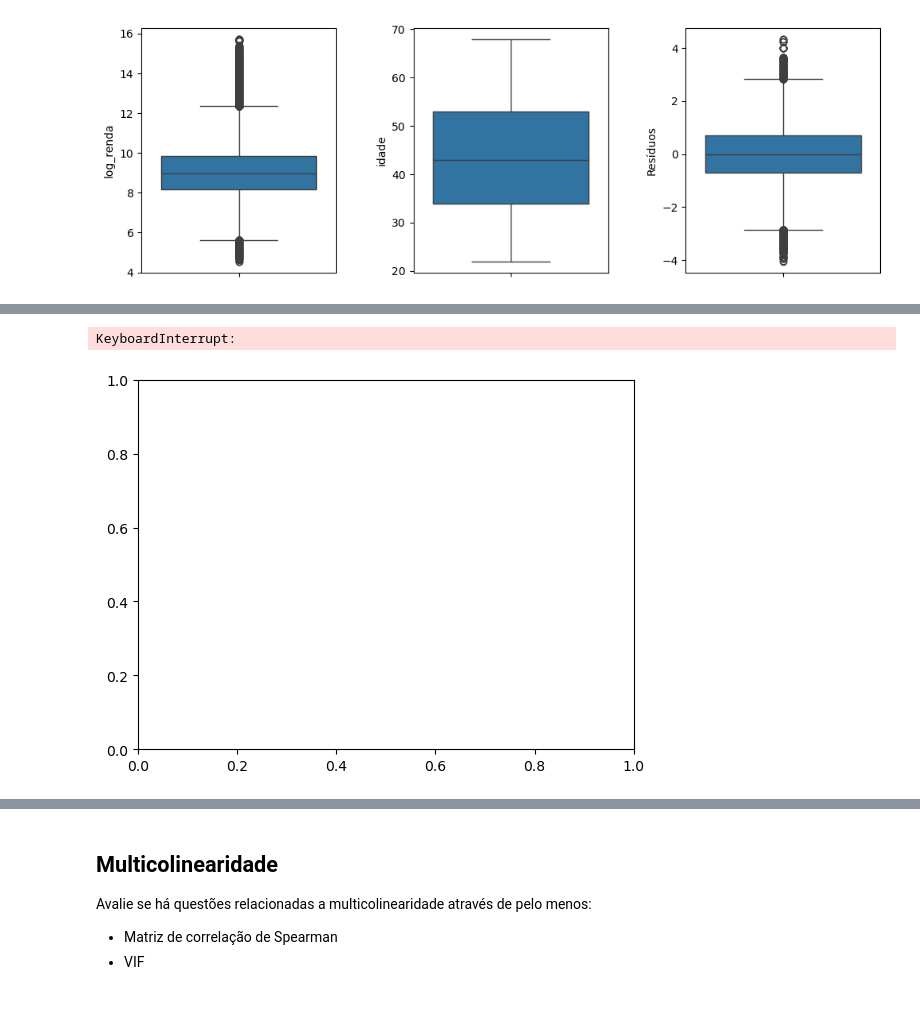
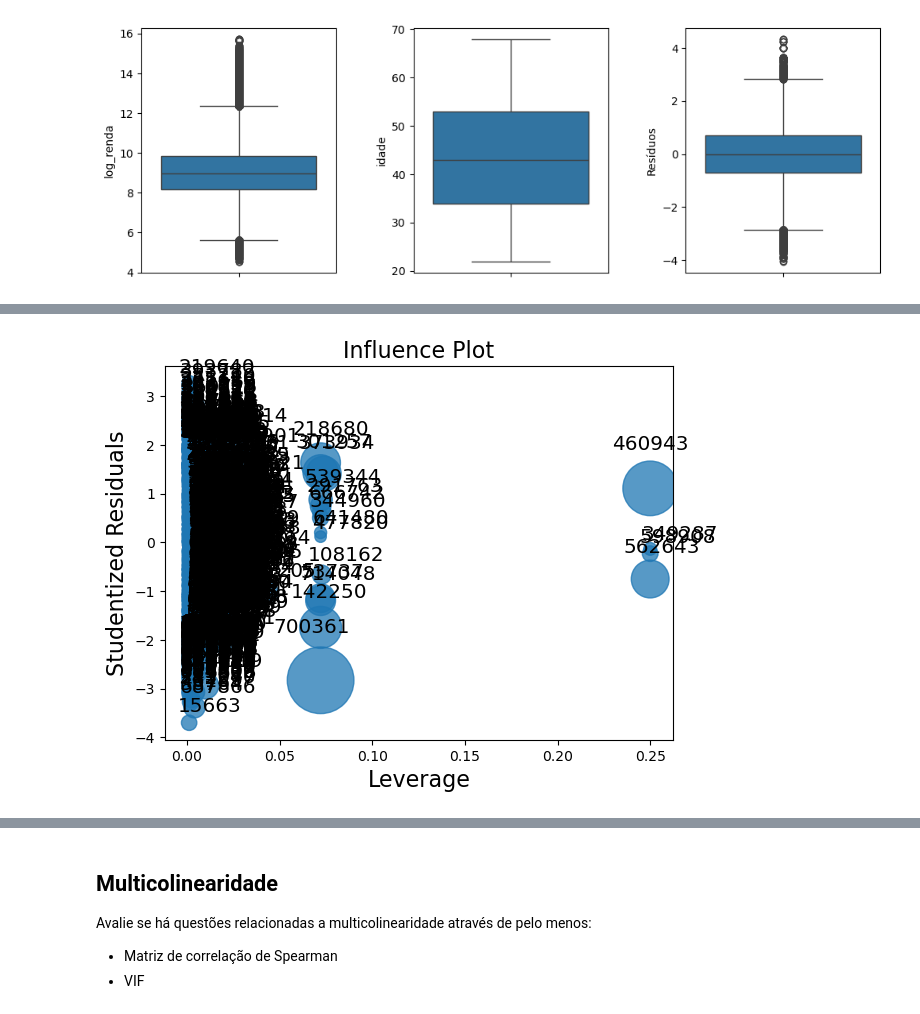
Before and after one commit to brunopeixotoilos/EBAC_CDados, a Jupyter notebook: MOD 35 - Tarefa 1 - BrunoPeixoto.ipynb, the cells around one changed output, grey strips where cells are left out. Cells and saved outputs as stored; diff of their text form; code cells hidden in the pictures.

```diff
--- a/MOD 35 - Tarefa 1 - BrunoPeixoto.ipynb
+++ b/MOD 35 - Tarefa 1 - BrunoPeixoto.ipynb
@@ -314,0 +263,4 @@ Notes:
+# %%
+# Criando uma amostra de 10 mil observações
+df_amostra = df_treino.sample(n=10000, random_state=42)
+print(df_amostra.shape)
@@ -314,0 +269,4 @@ Notes:
+# %%
+# Reajusta o mesmo modelo para a amostra
+modelo_amostra = smf.ols(formula=formula, data=df_amostra).fit()
+print(modelo_amostra.summary())
@@ -315,8 +291,7 @@ Notes:
 # %%
-# Gráfico de influência no modelo reduzido
-#fig = sm.graphics.influence_plot(formula_reduzido_idade, criterion="cooks")
-#fig.tight_layout(pad=1.0)
-#plt.show()
+# Gráfico de influência usando apenas a amostra
+fig = sm.graphics.influence_plot(modelo_amostra, criterion="cooks",fontsize=8)
+fig.tight_layout(pad=1.0)
+plt.show()
 # %% [output]
-KeyboardInterrupt:
-[figure, old version]
+[figure, new version]
```
Also changed, not shown: parts of 13 cells of this notebook.
